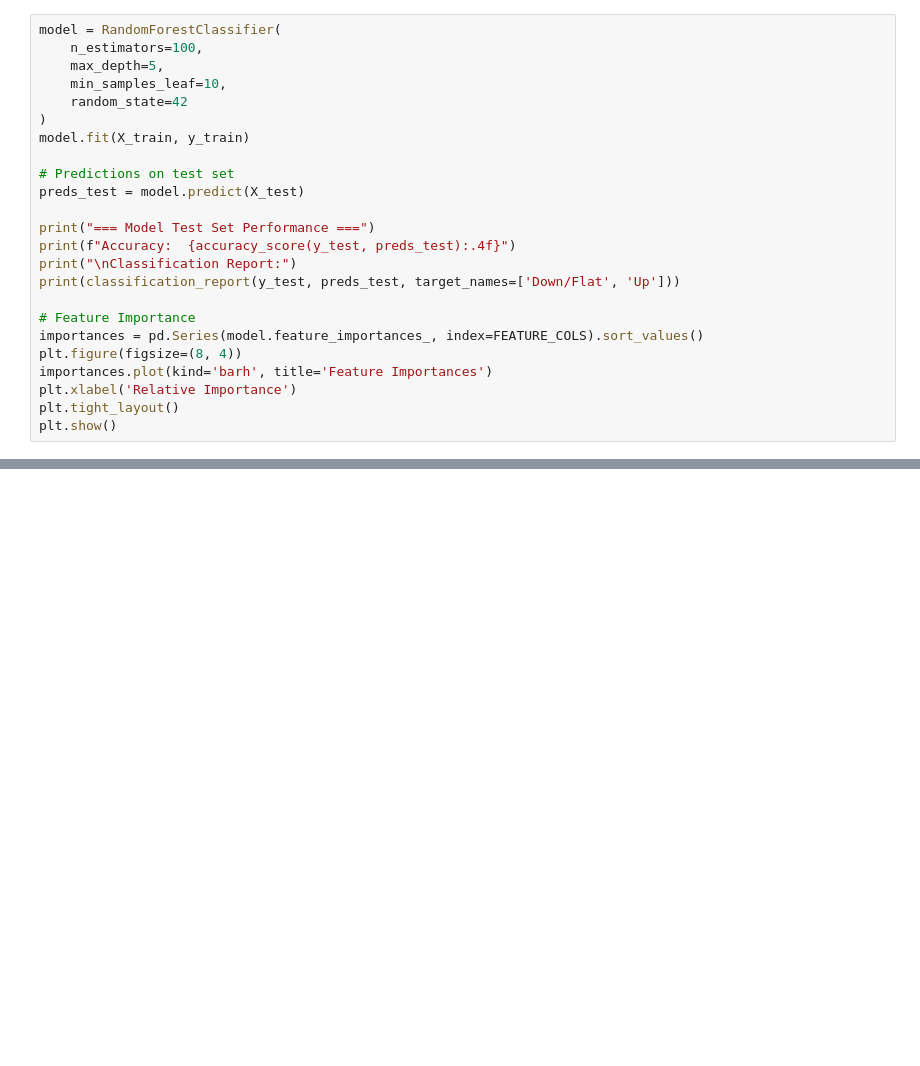
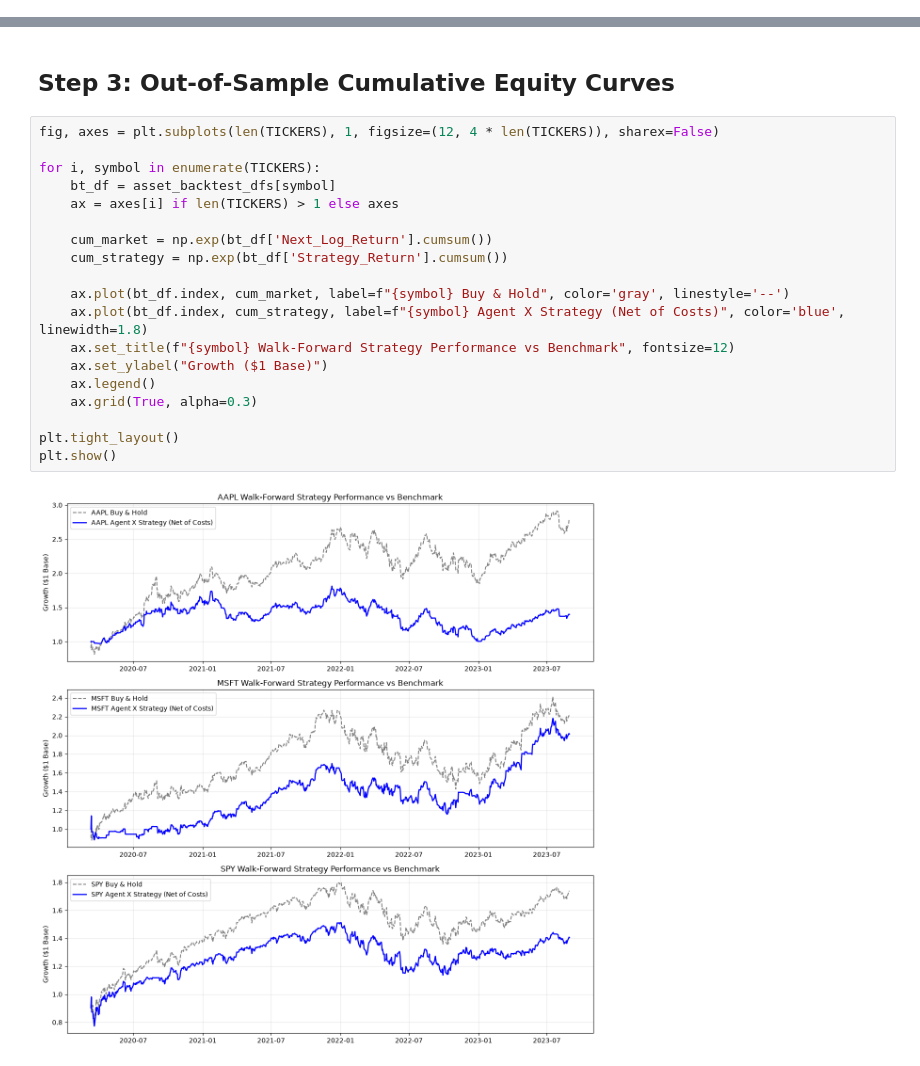
Before and after one commit to yashveer51/Agent-x, a Jupyter notebook: Agent_X_Experiments.ipynb, the cells around one changed output, grey strips where cells are left out. Drawn from its saved outputs; the diff is of its cells as text; blank space fills up the shorter version.

Commit message:
Enhance Agent X into a research-grade ML walk-forward & backtesting framework
Co-authored-by: yashveer51 <266938574+yashveer51@users.noreply.github.com>

```diff
--- a/Agent_X_Experiments.ipynb
+++ b/Agent_X_Experiments.ipynb
@@ -160,24 +0,0 @@ We fit a **RandomForestClassifier** on the training set and evaluate its predict
-# %%
-model = RandomForestClassifier(
-    n_estimators=100,
-    max_depth=5,
-    min_samples_leaf=10,
-    random_state=42
-)
-model.fit(X_train, y_train)
-
-# Predictions on test set
-preds_test = model.predict(X_test)
-
-print("=== Model Test Set Performance ===")
-print(f"Accuracy:  {accuracy_score(y_test, preds_test):.4f}")
-print("\nClassification Report:")
-print(classification_report(y_test, preds_test, target_names=['Down/Flat', 'Up']))
-
-# Feature Importance
-importances = pd.Series(model.feature_importances_, index=FEATURE_COLS).sort_values()
-plt.figure(figsize=(8, 4))
-importances.plot(kind='barh', title='Feature Importances')
-plt.xlabel('Relative Importance')
-plt.tight_layout()
-plt.show()
@@ -270,0 +193,23 @@ plt.show()
+# %% [markdown]
+## Step 3: Out-of-Sample Cumulative Equity Curves
+# %%
+fig, axes = plt.subplots(len(TICKERS), 1, figsize=(12, 4 * len(TICKERS)), sharex=False)
+
+for i, symbol in enumerate(TICKERS):
+    bt_df = asset_backtest_dfs[symbol]
+    ax = axes[i] if len(TICKERS) > 1 else axes
+
+    cum_market = np.exp(bt_df['Next_Log_Return'].cumsum())
+    cum_strategy = np.exp(bt_df['Strategy_Return'].cumsum())
+
+    ax.plot(bt_df.index, cum_market, label=f"{symbol} Buy & Hold", color='gray', linestyle='--')
+    ax.plot(bt_df.index, cum_strategy, label=f"{symbol} Agent X Strategy (Net of Costs)", color='blue', linewidth=1.8)
+    ax.set_title(f"{symbol} Walk-Forward Strategy Performance vs Benchmark", fontsize=12)
+    ax.set_ylabel("Growth ($1 Base)")
+    ax.legend()
+    ax.grid(True, alpha=0.3)
+
+plt.tight_layout()
+plt.show()
+# %% [output]
+[figure, added]
```
Also changed, not shown: parts of 18 cells of this notebook, 15 other files.
